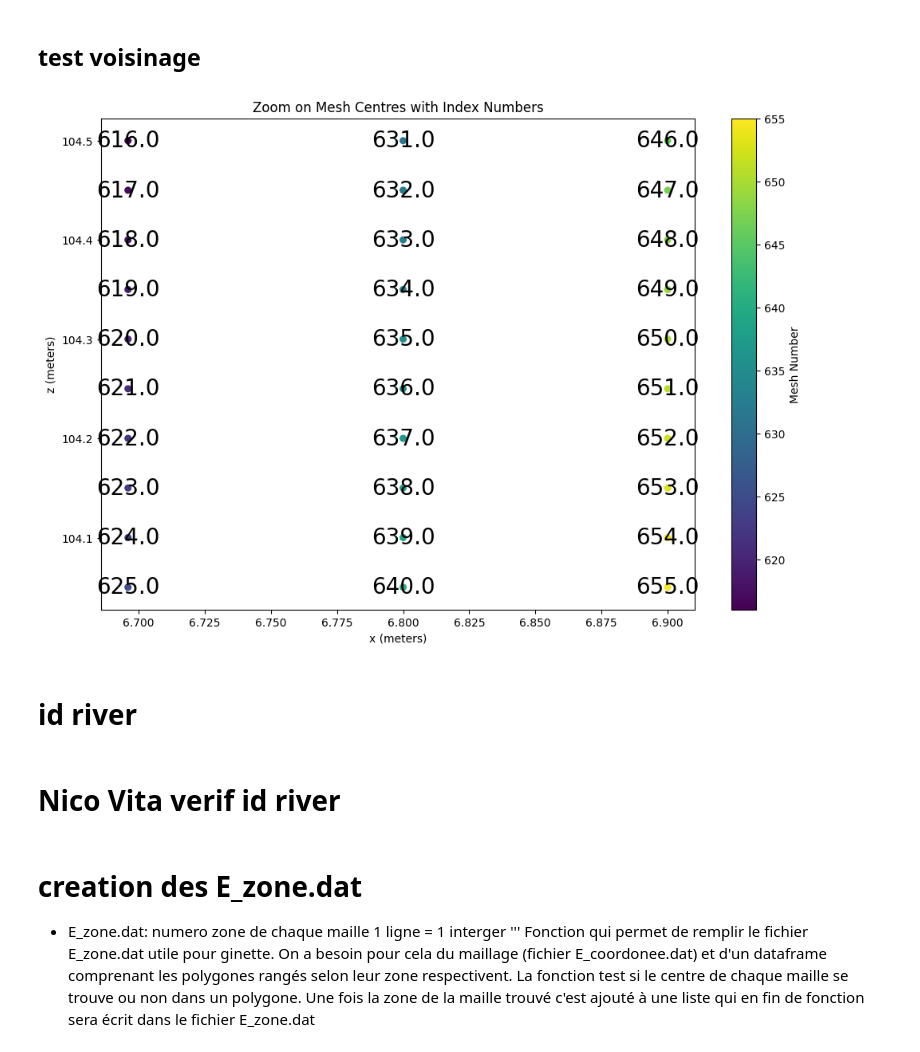
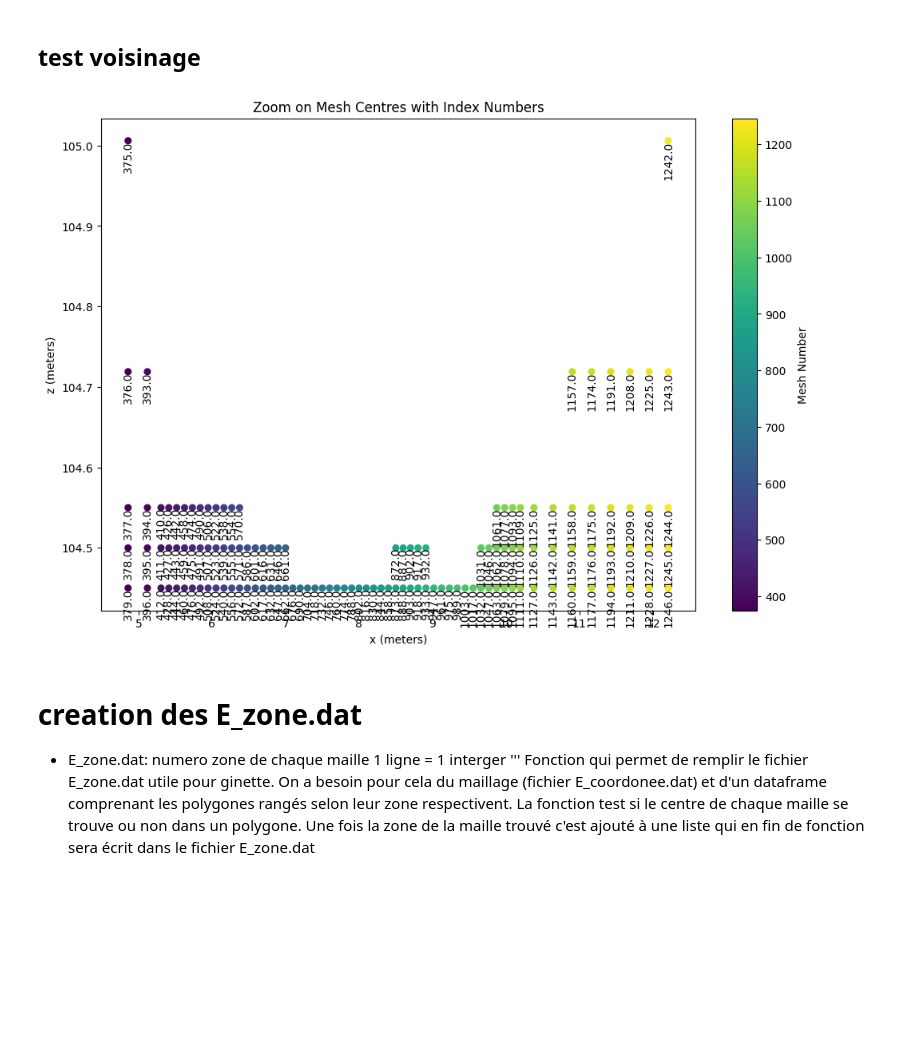
Before and after one commit to agnes-riviere/ginette, a Jupyter notebook: application/RIV2D/IntD_test.ipynb, the cells around one changed output. Cells and saved outputs as stored; diff of their text form; code cells hidden in the pictures; blank space fills up the shorter version.

Commit message:
update for VITA

```diff
--- a/application/RIV2D/IntD_test.ipynb
+++ b/application/RIV2D/IntD_test.ipynb
@@ -418,27 +419,28 @@ Neighbors saved to E_voisins.dat.
 # %%
 
 
 # Filter to zoom in on the desired region
 centres_zoom = centres[
-    (centres['x'] > 6.6) & (centres['x'] < 7) &
-    (centres['z'] > 104.) & (centres['z'] < 104.6)
+    (centres['x'] > 4.6) & (centres['x'] < 12.4) &
+    (centres['z'] > 104.4) & (centres['z'] < 106)
 ]
 
 # Plot the points
 plt.figure(figsize=(12, 8))
 plt.scatter(centres_zoom['x'], centres_zoom['z'], c=centres_zoom['index'], cmap='viridis', s=30)
 
-# Add text labels for each point
+# Add text labels for each point with rotated text
 for _, row in centres_zoom.iterrows():
-    plt.text(row['x'], row['z'], str(row['index']), fontsize=20, color='black', ha='center', va='center')
+    plt.text(row['x'], row['z'], str(row['index']), fontsize=10, color='black', ha='center', va='top',
+             rotation=90)
+
+
 
 # Add axis labels and a colorbar for clarity
 plt.xlabel('x (meters)')
 plt.ylabel('z (meters)')
 plt.title('Zoom on Mesh Centres with Index Numbers')
 plt.colorbar(label='Mesh Number')
 plt.show()
 # %% [output]
-[figure, old version]
+[figure, new version]
-# %% [markdown]
-# id river
@@ -455,5 +447,3 @@ id_river_min,id_river_max=river
-# %% [markdown]
-# Nico Vita verif id river
 # %% [markdown]
 # creation des E_zone.dat
 * E_zone.dat: numero zone de chaque maille 1 ligne = 1 interger
```
Also changed, not shown: parts of 22 cells of this notebook, 2 other files.
